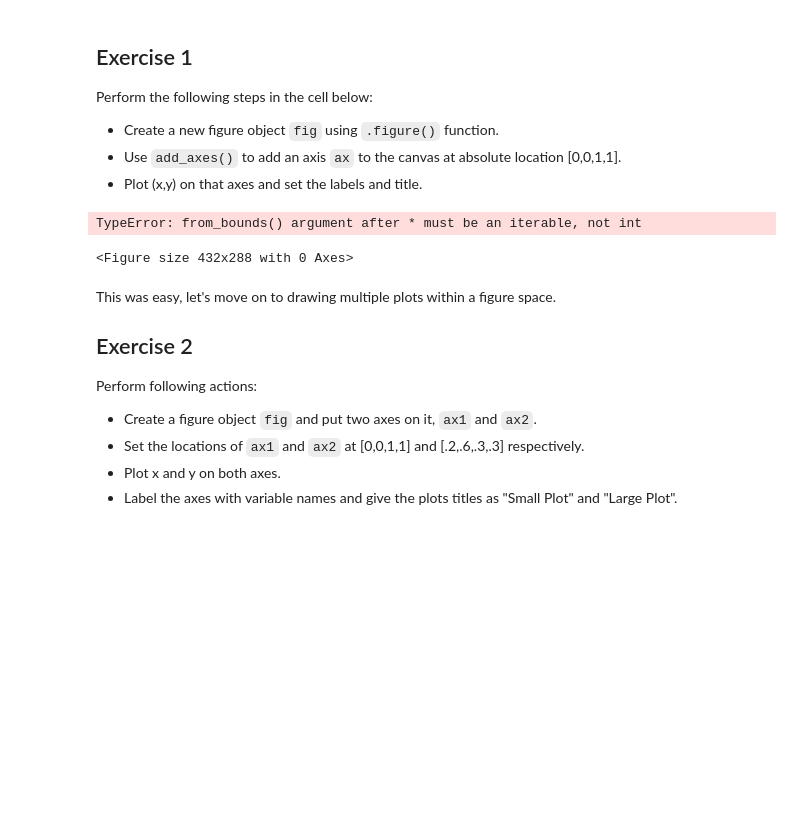
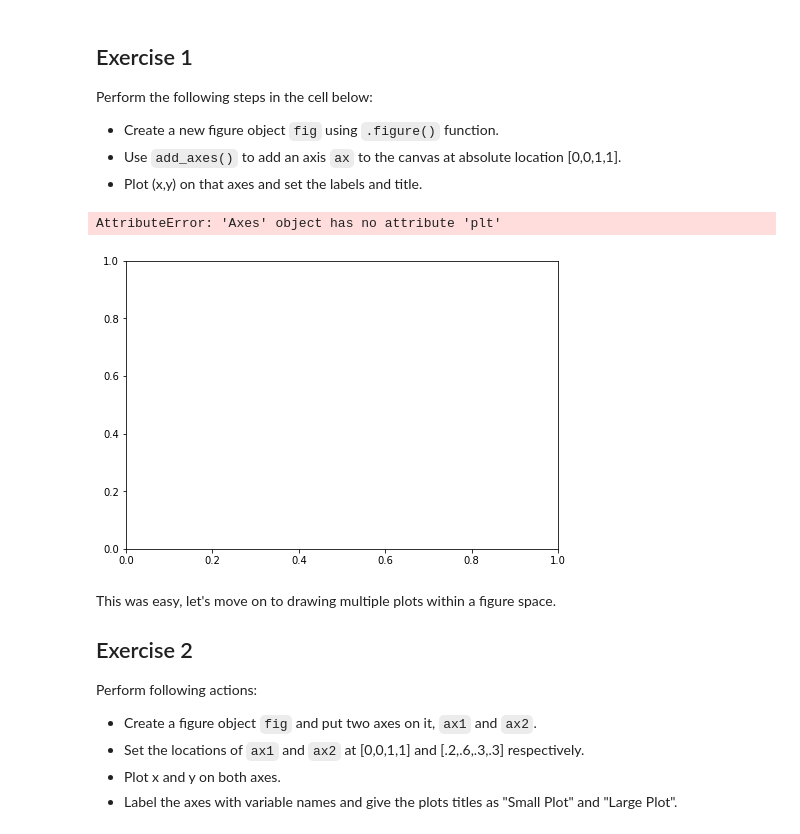
Before and after one commit to huntersapienza/dsc-1-03-13-customizing-visualizations-with-matplotlib-lab-online-ds-sp-000, a Jupyter notebook: index.ipynb, the cells around one changed output. Saved outputs shown, nothing was run; the diff lists cells and outputs as text; code cells hidden in the pictures; blank space fills up the shorter version.

```diff
--- a/index.ipynb
+++ b/index.ipynb
@@ -63,15 +63,15 @@ Perform the following steps in the cell below:
 * Plot (x,y) on that axes and set the labels and title.
 # %%
 fig = plt.figure()
-ax = fig.add_axes(0,0,1,1)
+ax = fig.add_axes([0,0,1,1])
 ax.plt(x,y)
 ax.set_xlabel('x-axis label')
 ax.set_ylabel('y axis label')
 ax.set_title('Plot title')
-plt.show()
+fig.show()
 # %% [output]
-TypeError: from_bounds() argument after * must be an iterable, not int
+AttributeError: 'Axes' object has no attribute 'plt'
-<Figure size 432x288 with 0 Axes>
+[figure, added]
 # %% [markdown]
 This was easy, let's move on to drawing multiple plots within a figure space.
 
```
